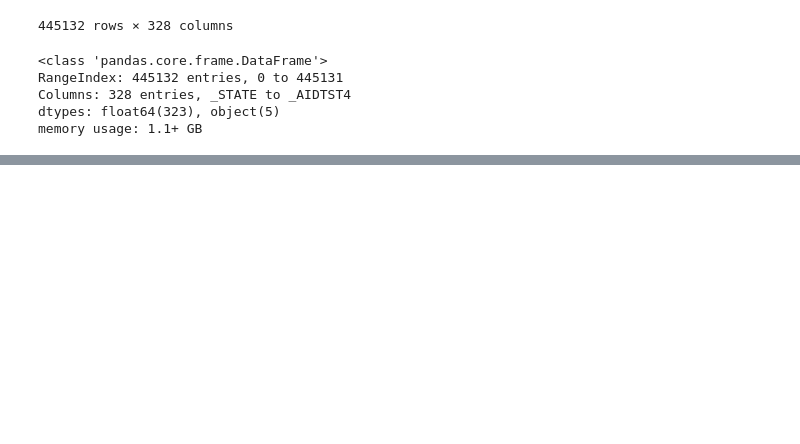
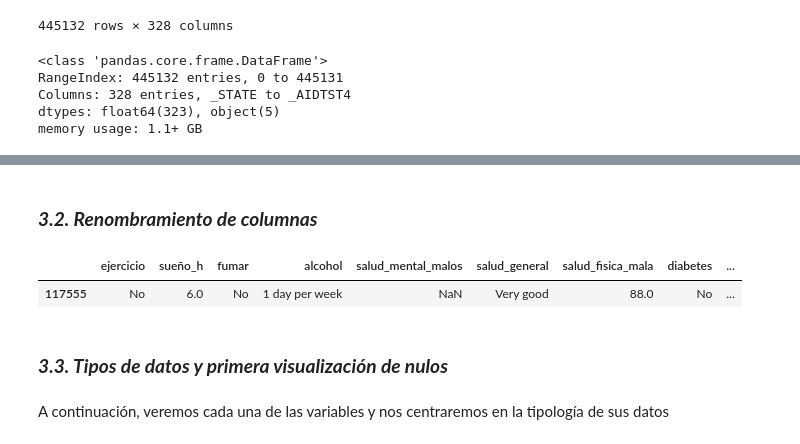
Before and after one commit to somm14/projects-evolve, a Jupyter notebook: EDA/notebooks/eda.ipynb, the cells around one changed output, grey strips where cells are left out. Drawn from its saved outputs; the diff is of its cells as text; code cells hidden in the pictures; blank space fills up the shorter version.

```diff
--- a/EDA/notebooks/eda.ipynb
+++ b/EDA/notebooks/eda.ipynb
@@ -209,0 +250,32 @@ Identificar columnas numéricas, categóricas y códigos especiales.
+# %% [markdown]
+### ***3.2. Renombramiento de columnas***
+# %%
+# Renombro las columnas
+name_cols = {'EXERANY2': 'ejercicio',
+             'SLEPTIM1': 'sueño_h',
+             'SMOKE100': 'fumar',
+             'ALCDAY4': 'alcohol',
+             'MENTHLTH': 'salud_mental_malos',
+             'GENHLTH': 'salud_general',
+             'PHYSHLTH': 'salud_fisica_mala',
+             'DIABETE4': 'diabetes',
+             'CVDCRHD4': 'enf_cardio',
+             'ASTHMA3': 'asma',
+             'CHCOCNC1': 'cancer',
+             'COLGSEX1': 'genero',
+             '_AGEG5YR': 'grupo_edad',
+             'INCOME3': 'ingresos',
+             '_EDUCAG': 'educacion',
+             'EMPLOY1': 'empleo',
+             '_STATE': 'estado',
+             '_BMI5CAT': 'IMC'}
+
+df.rename(columns=name_cols, inplace=True)
+df.sample()
+# %% [output]
+|  | ejercicio | sueño_h | fumar | alcohol | salud_mental_malos | salud_general | salud_fisica_mala | diabetes | ... |
+| 117555 | No | 6.0 | No | 1 day per week | NaN | Very good | 88.0 | No | ... |
+# %% [markdown]
+### ***3.3. Tipos de datos y primera visualización de nulos***
+# %% [markdown]
+A continuación, veremos cada una de las variables y nos centraremos en la tipología de sus datos
```
Also changed, not shown: parts of 51 cells of this notebook, 2 other files.
